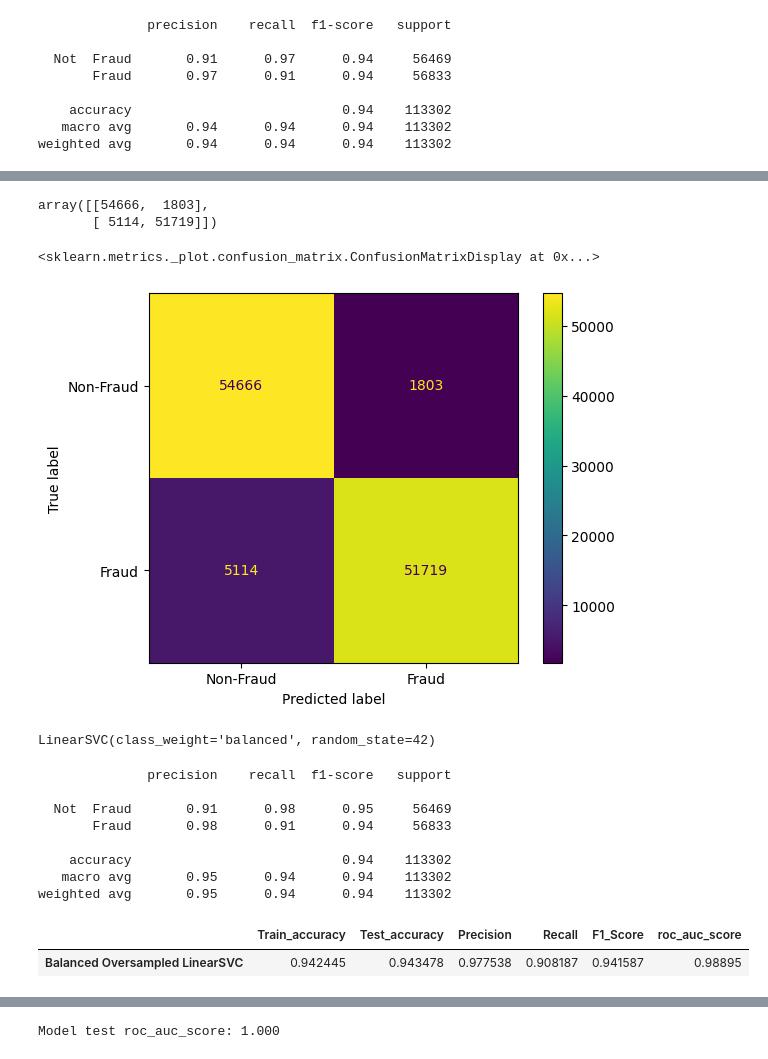
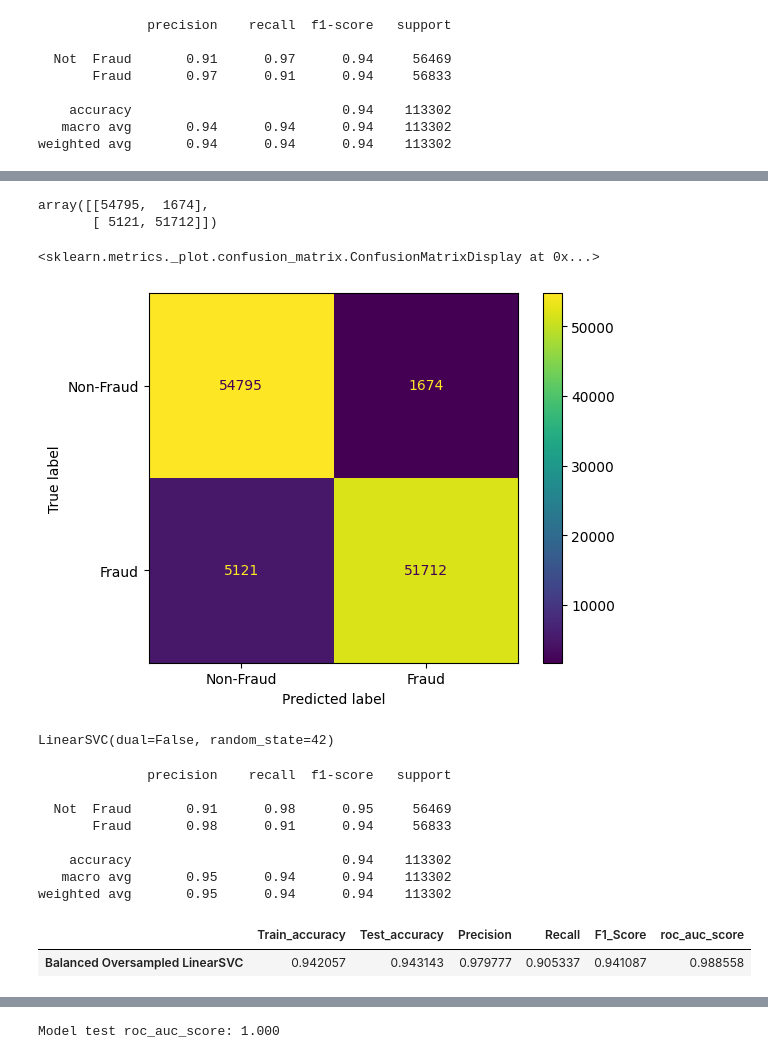
Before and after one commit to KodeXL/CreditCardFraudDetection, a Jupyter notebook: CreditCardFraudDetection.ipynb, the cells around one changed output, grey strips where cells are left out. Cells and saved outputs as stored; diff of their text form; code cells hidden in the pictures.

```diff
--- a/CreditCardFraudDetection.ipynb
+++ b/CreditCardFraudDetection.ipynb
@@ -610,6 +620,6 @@ F1 Score 0.752808988764045
 # %% [markdown]
 ## SVM Classifier model
 # %%
-svm = LinearSVC( class_weight='balanced', random_state=42)
+svm = LinearSVC(  dual=False, random_state=42) #When dual=False, the underlying optimization algorithm is not random, and the random_state parameter has no effect so we remove it.
 svm.fit(X_train_values, y_train)
 # %% [output]
@@ -625,6 +640,5 @@ yhat_svm = svm.predict(X_test_values)
 # %% [markdown]
 ### As LinearSVC does not have the attribute .predict_proba() and does not generate probabilities directly, we can use CalibratedClassifierCV to calculate the probabilities of each Class as LinearSVC does not generate probabilities directly
 # %%
-clf = CalibratedClassifierCV(svm, cv=5)         #Default cv  = 5
+clf = CalibratedClassifierCV(svm)         #Default cv  = 5
 clf.fit(X_train_values, y_train)
-test_probs_svm = clf.predict_proba(X_test_values)
@@ -673,6 +690,6 @@ svm_performance
 # %% [markdown]
 ## Random Forest Classifier
 # %%
-rf = RandomForestClassifier(class_weight='balanced', random_state=42)
+rf = RandomForestClassifier( random_state=42)
 rf.fit(X_train, y_train)
 # %% [output]
@@ -1144,15 +1161,15 @@ conf_matrix_dt_os = confusion_matrix(y_test2, yhat_dt_os)
 display (conf_matrix_dt_os)
 ConfusionMatrixDisplay(conf_matrix_dt_os, display_labels=["Non-Fraud", "Fraud"]).plot()
 # %% [output]
-array([[54666,  1803],
-       [ 5114, 51719]])
+array([[54795,  1674],
+       [ 5121, 51712]])
 <sklearn.metrics._plot.confusion_matrix.ConfusionMatrixDisplay at 0x...>
 [figure]
 # %%
-svm_os = LinearSVC( class_weight='balanced', random_state=42)
+svm_os = LinearSVC( dual=False, random_state=42) #When dual=False, the underlying optimization algorithm is not random, and the random_state parameter has no effect so we remove it.
 svm_os.fit(X_train2, y_train2)
 # %% [output]
-LinearSVC(class_weight='balanced', random_state=42)
+LinearSVC(dual=False, random_state=42)
 # %%
 yhat_svm_os = svm_os.predict(X_test2)
 print(classification_report(y_test2, yhat_svm_os, target_names=['Not  Fraud', 'Fraud']))
@@ -1166,14 +1183,14 @@ print(classification_report(y_test2, yhat_svm_os, target_names=['Not  Fraud', 'F
    macro avg       0.95      0.94      0.94    113302
 weighted avg       0.95      0.94      0.94    113302
 # %%
-clf_os = CalibratedClassifierCV(svm_os, cv=5)         #Default cv  = 5
+clf_os = CalibratedClassifierCV(svm_os)         #Default cv  = 5
 clf_os.fit(X_train2, y_train2)
 test_probs_svm_os = clf_os.predict_proba(X_test2)
 svm_os_performance = ML_models_performance(svm_os, X_train2,  y_train2, X_test2, y_test2, yhat_svm_os, test_probs_svm_os[:,1], "Balanced Oversampled LinearSVC")
 svm_os_performance
 # %% [output]
 |  | Train_accuracy | Test_accuracy | Precision | Recall | F1_Score | roc_auc_score |
-| Balanced Oversampled LinearSVC | 0.942445 | 0.943478 | 0.977538 | 0.908187 | 0.941587 | 0.98895 |
+| Balanced Oversampled LinearSVC | 0.942057 | 0.943143 | 0.979777 | 0.905337 | 0.941087 | 0.988558 |
 # %%
 conf_matrix_svm_os = confusion_matrix(y_test2, yhat_svm_os)
 display (conf_matrix_svm_os)
```
Also changed, not shown: parts of 50 cells of this notebook.
